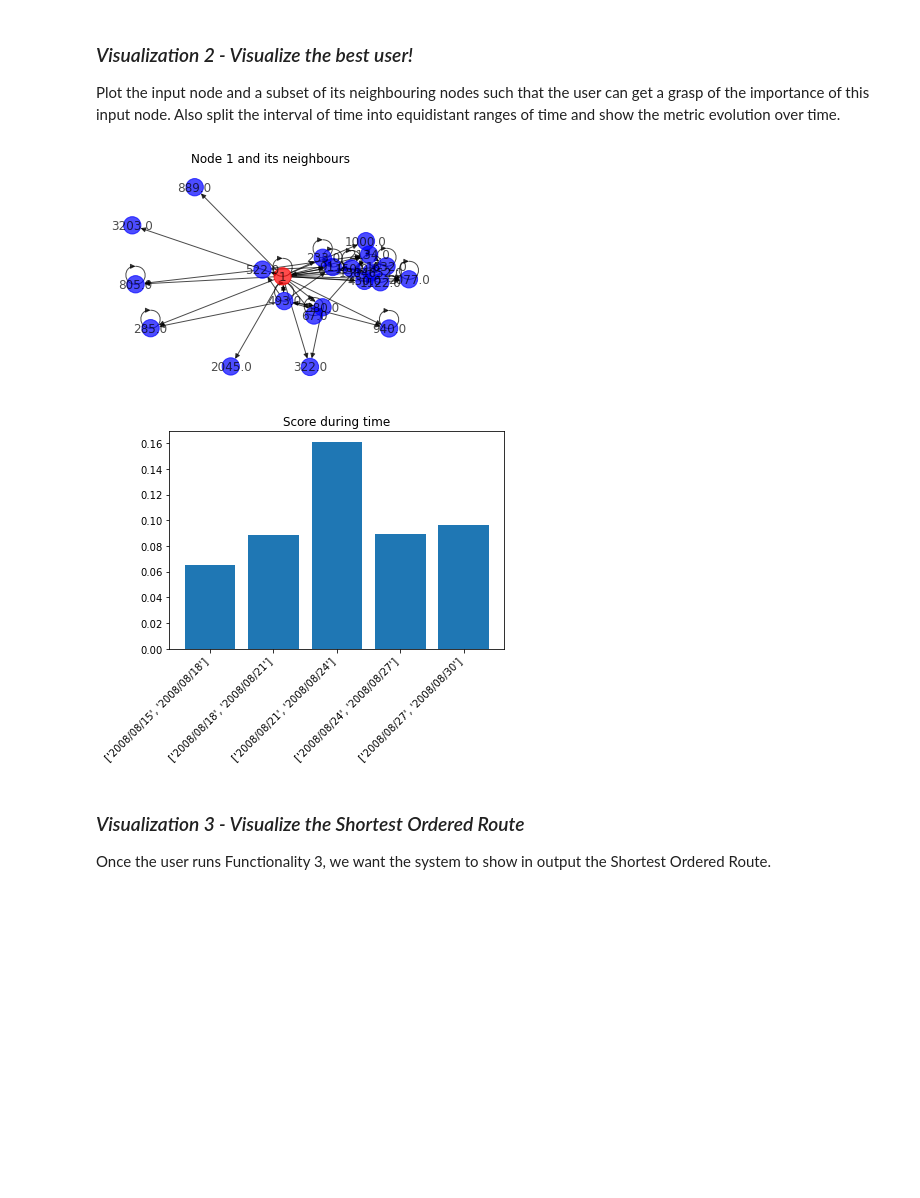
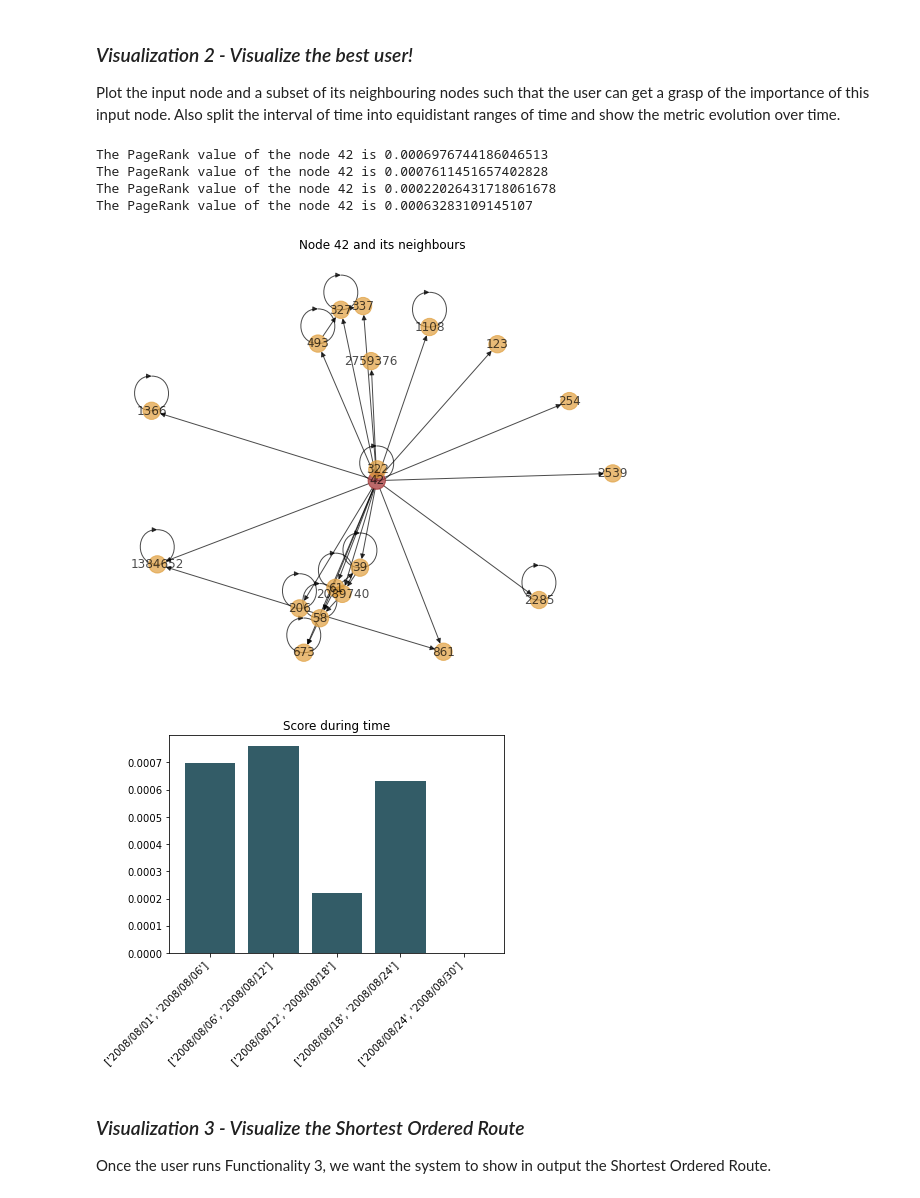
Before and after one commit to cosmin-z/ADM-HW5, a Jupyter notebook: main.ipynb, the cells around one changed output. Cells and saved outputs as stored; diff of their text form; code cells hidden in the pictures; blank space fills up the shorter version.

```diff
--- a/main.ipynb
+++ b/main.ipynb
@@ -172,7 +174,7 @@ def Betweenness(G,v,n):
          pass
 
     if summation>0:
-        return (summation)
+        return summation/ ((n-1)*(n-2))
     else:
         return print('the Betweenness is 0')
 # %%
@@ -261,7 +262,10 @@ def Closeness(G,u,n):
             if (distance!='Not Connected') and (distance!=0): #check if distance is a value
                 my_sum+=int(distance)
 
-    if my_sum>0: print("The Closeness of the node", u, " is:", (n-1)/my_sum)
+    if my_sum>0:
+        print("The Closeness of the node", u, " is:", (n-1)/my_sum)
+        return (n-1)/my_sum
+
     else: print('The sum is 0')
 # %%
 print(Closeness(G,1,len(G)))
@@ -502,40 +480,48 @@ def equi_intervals(start_date, end_date, N):
 # %%
 def visualization2(Graph, Node, start_date, end_date, Metric):
+
+    # plot only the subset of the Node and its neighbors
     sub = [Node] + list(Graph.neighbors(Node))
+    sub = [int(i) for i in sub]
     H = Graph.subgraph(sub)
 
-#     plt.figure(figsize = (10,8))
-
+    plt.figure(figsize = (10,8))
     plt.figure(1)
     plt.title(f'Node {Node} and its neighbours')
-    color_map = ['red' if node == Node else 'blue' for node in H]
-    nx.draw(H, with_labels = True, node_color=color_map, alpha = 0.7)
+    color_map = ['#9e2a2b' if node == Node else '#e09f3e' for node in H]
+    pos=nx.spring_layout(H,scale=2)
+    nx.draw(H, with_labels = True, node_color=color_map,pos = pos, alpha = 0.7)
 
 
 
     score = []
-    intervals = equi_intervals(start_date,end_date, 5)
+    intervals = equi_intervals(start_date,end_date, 5) #equidistant ranges of time (5 intervals)
+
     for i in range(5):
-        start = timestamp_conversion(intervals[i])
-        end = timestamp_conversion(intervals[i+1])
-        edges = [(u,v,d) for u,v,d in Graph.edges(data = True) if (start < d['timestamp'][0] < end)]
-        H = nx.DiGraph()
-        H.add_edges_from(edges)
-#         score.append(F2_BestScore(H, Node, Metric))
-        score.append(nx.closeness_centrality(H, u = Node))
+        start = intervals[i]
+        end = intervals[i+1]
+
+        try:
+            score.append(F2_BestUser(Graph, Node, Metric, start, end))
+        except:
+            score.append(0)
 
     inn = [f'{[intervals[i],intervals[i+1]]}' for i in range(len(intervals)-1)]
 
     plt.figure(2)
     plt.title('Score during time')
-#     plt.plot(intervals[:-1], score, marker = '.')
+
     plt.xticks(rotation=45, ha='right')
-    plt.bar(inn, score)
+    plt.bar(inn, score, color = '#335c67')
 # %%
-visualization2(G, 1, '2008/08/15', '2008/08/30', 'closeness')
+visualization2(G, 42, '2008/08/01', '2008/08/30', 'PageRank')
 # %% [output]
+The PageRank value of the node 42 is 0.0006976744186046513
+The PageRank value of the node 42 is 0.0007611451657402828
+The PageRank value of the node 42 is 0.00022026431718061678
+The PageRank value of the node 42 is 0.00063283109145107
-[figure, old version]
+[figure, new version]
-[figure, old version]
+[figure, new version]
 # %% [markdown]
  ### <i> Visualization 3 - Visualize the Shortest Ordered Route </i>
 
```
Also changed, not shown: parts of 29 cells of this notebook, 1 other file.
